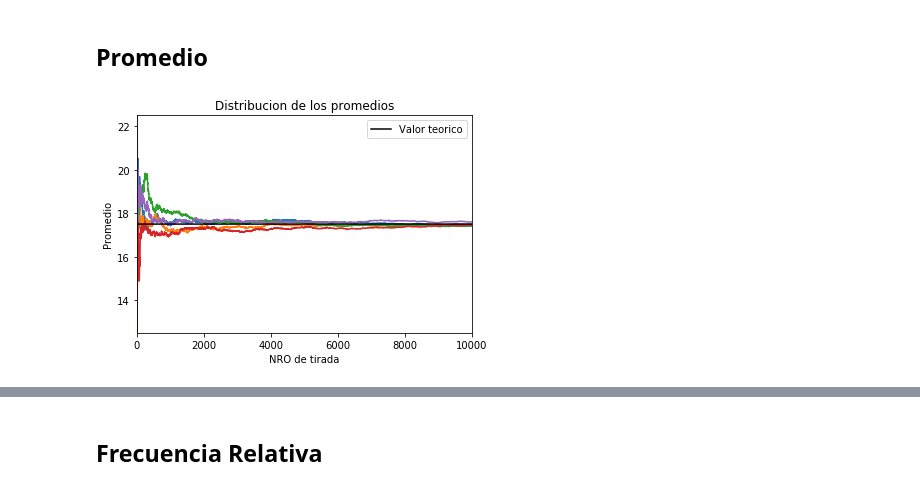
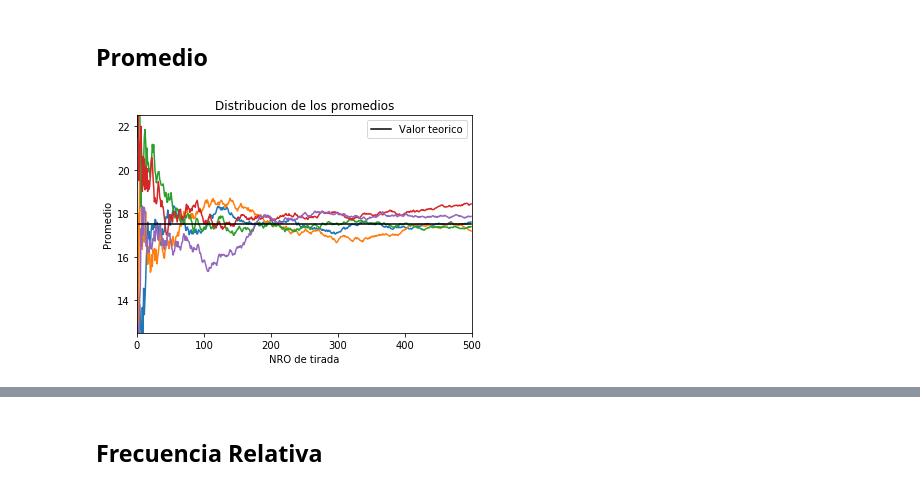
Before and after one commit to alejaz92/facultad, a Jupyter notebook: TP1 - Ruleta.ipynb, the cells around one changed output, grey strips where cells are left out. Cells and saved outputs as stored; diff of their text form; code cells hidden in the pictures.

```diff
--- a/TP1 - Ruleta.ipynb
+++ b/TP1 - Ruleta.ipynb
@@ -6,35 +6,34 @@ import numpy as np
 # %% [markdown]
 ## Promedio
 # %%
-si = 10000        # Tamaño de la muestra
-ex = 5             # cantidad de experimentos
-vi = 0              # valor inicial ruleta
-vf = 36             # valor final ruleta
+si = 500                # Tamaño de la muestra
+ex = 5                  # cantidad de experimentos
+vi = 0                  # valor inicial ruleta
+vf = 36                 # valor final ruleta
 et = (vf - vi - 1) / 2  # Promedio teorico
-med_et = []         # arreglo del promedio teorico
+med_et = []             # arreglo del promedio teorico
 
 for i in range(ex):
     res = np.random.randint(low= vi, high= vf, size= si)
     prom = []
     media = []
-    # print(res)
 
     for idx, val in enumerate(res):
 
         prom.append(val)
         med = np.mean(prom)
         media.append(med)
     plt.plot(media)
 
 for i in range(0, si):
     med_et.append(et)
 
 plt.plot(med_et, color= "black", label= "Valor teorico")
 plt.axis([0, si, et - 5, et + 5])
 plt.title("Distribucion de los promedios")
 plt.xlabel("NRO de tirada")
 plt.ylabel("Promedio")
 plt.legend(loc="upper right")
 plt.show()
 # %% [output]
-[figure, old version]
+[figure, new version]
```
Also changed, not shown: parts of 5 cells of this notebook.
